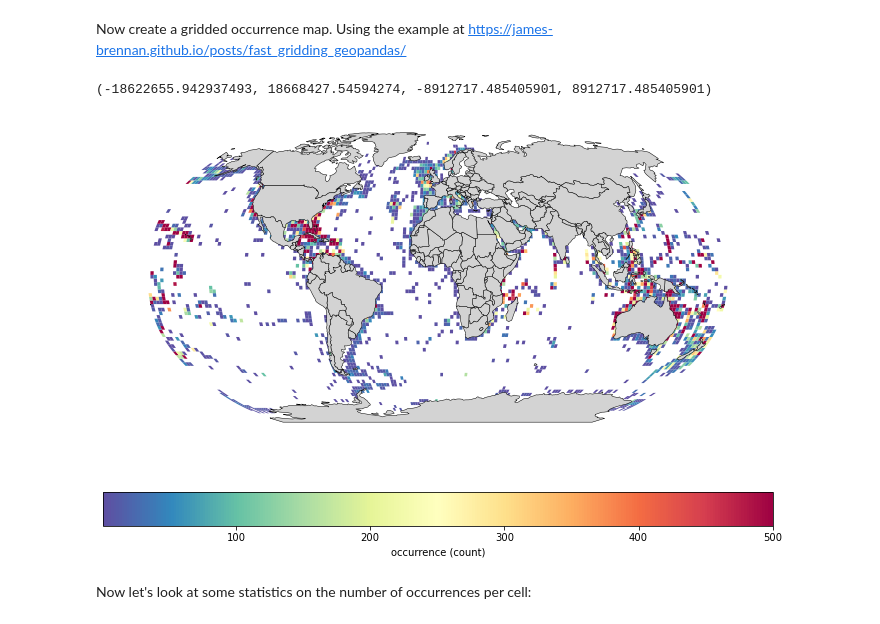
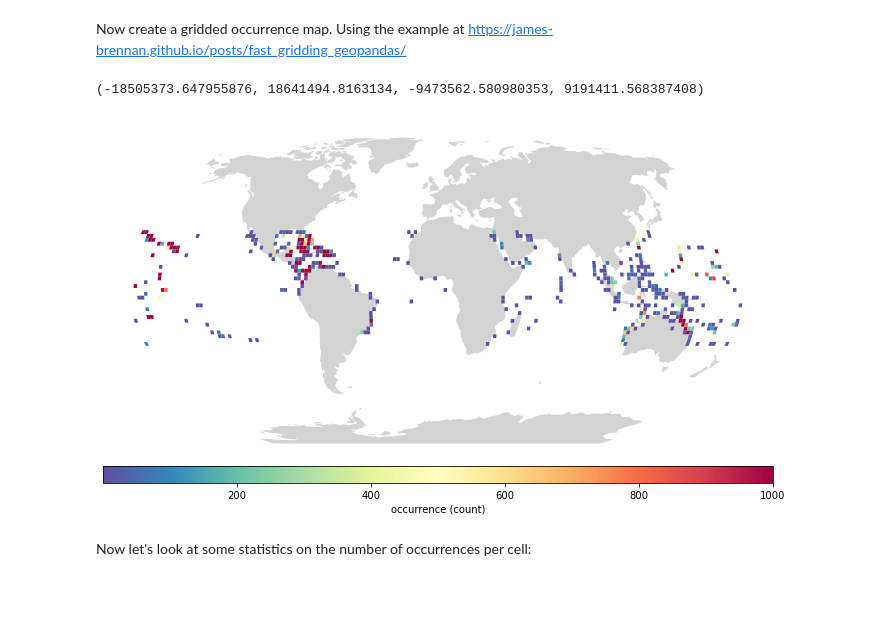
Before and after one commit to MathewBiddle/bio_ice, a Jupyter notebook: create_map_from_OBIS_API.ipynb, the cells around one changed output. Cells and saved outputs as stored; diff of their text form; code cells hidden in the pictures; blank space fills up the shorter version.

```diff
--- a/create_map_from_OBIS_API.ipynb
+++ b/create_map_from_OBIS_API.ipynb
@@ -227,6 +242,7 @@ Now create a gridded occurrence map. Using the example at https://james-brennan.
 import numpy as np
 import shapely
 import matplotlib.pyplot as plt
+from mpl_toolkits.axes_grid1 import make_axes_locatable
 import geoplot
 import geopandas as gpd
 import pycrs
@@ -264,46 +280,64 @@ cell = gpd.GeoDataFrame(grid_cells,
 
 merged = gpd.sjoin(gdf, cell, how='left', op='within')
 
 # make a simple count variable that we can sum
 merged['n_occur'] = 1
 # Compute stats per grid cell -- aggregate fires to grid cells with dissolve
 dissolve = merged.dissolve(by="index_right", aggfunc="count")
 # put this into cell
 cell.loc[dissolve.index, 'n_occur'] = dissolve.n_occur.values
 
 # adjust the crs to World Robinson centered closer to the Pacific
 # see this page https://github.com/karimbahgat/PyCRS#modifying-the-cs-instance
 crs = pycrs.parse.from_esri_code(54030)
 #crs.geogcs.prime_mer.value = 160.0
 crs_str = crs.to_proj4()
 
-ax = cell.to_crs(crs_str).plot(column='n_occur',
+# start map with entire world
+world = gpd.read_file(gpd.datasets.get_path('naturalearth_lowres'))
+world = world.dissolve()
+
+ax = world.to_crs(crs_str).plot(
                                figsize=(12, 8),
+                               color='lightgrey',
+                               edgecolor=None,
+                               linewidth=None
+                               )
+
+divider = make_axes_locatable(ax)
+cax = divider.append_axes("bottom", size="5%", pad=0.1)
+
+# plot the gridded occurrence cells
+cell.to_crs(crs_str).plot( ax=ax,
+                               column='n_occur',
                                cmap='Spectral_r',
                                vmin=1,
-                               vmax=500,
+                               vmax=1000,
                                edgecolor=None,
                                legend=True,
                                legend_kwds={'label': "occurrence (count)",
                                             'orientation': "horizontal"},
+                               cax=cax,
                                )
 
 plt.autoscale(False)
-world = gpd.read_file(gpd.datasets.get_path('naturalearth_lowres'))
-world.to_crs(crs_str).plot(ax=ax,
-                               color='lightgrey',
-                               edgecolor='black',
-                               linewidth=.5,
-                               legend=True,
-                               legend_kwds={'label': "occurrence (count)",
-                                            'orientation': "horizontal"},
-                               )
+
+# put land on top of points
+# world.to_crs(crs_str).plot(ax=ax,
+#                                color='lightgrey',
+#                                edgecolor=None,
+#                                linewidth=None,
+#                                legend=True,
+#                                legend_kwds={'label': "occurrence (count)",
+#                                             'orientation': "horizontal"},
+#                                cax=cax,
+#                                )
 #world.to_crs("ESRI:54009").plot(ax=ax, color='none', edgecolor='black',linewidth=.5)
 
 ax.axis('off')
 # %% [output]
-(-18622655.942937493, 18668427.54594274, -8912717.485405901, 8912717.485405901)
+(-18505373.647955876, 18641494.8163134, -9473562.580980353, 9191411.568387408)
-[figure, old version]
+[figure, new version]
 # %% [markdown]
 Now let's look at some statistics on the number of occurrences per cell:
 # %%
```
Also changed, not shown: parts of 5 cells of this notebook, 1 other file.
